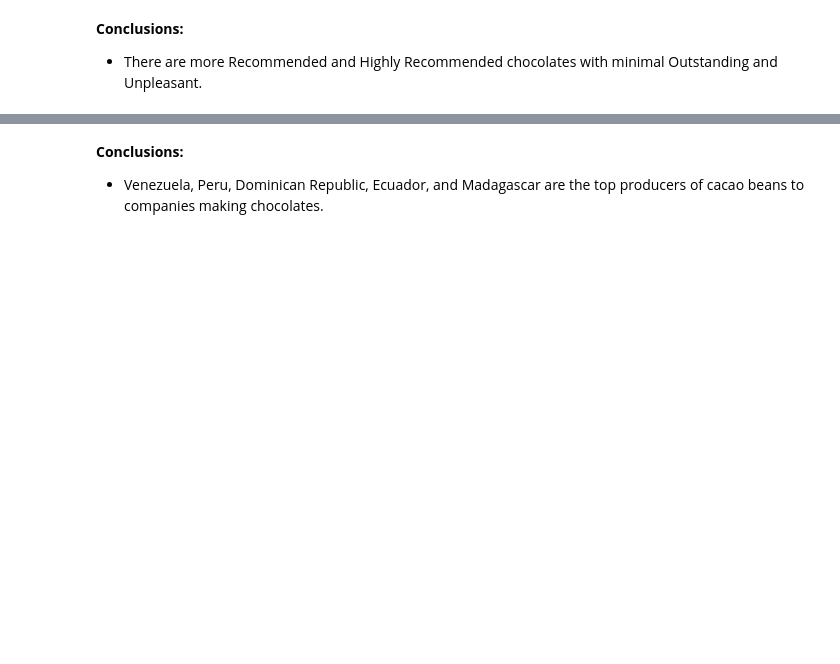
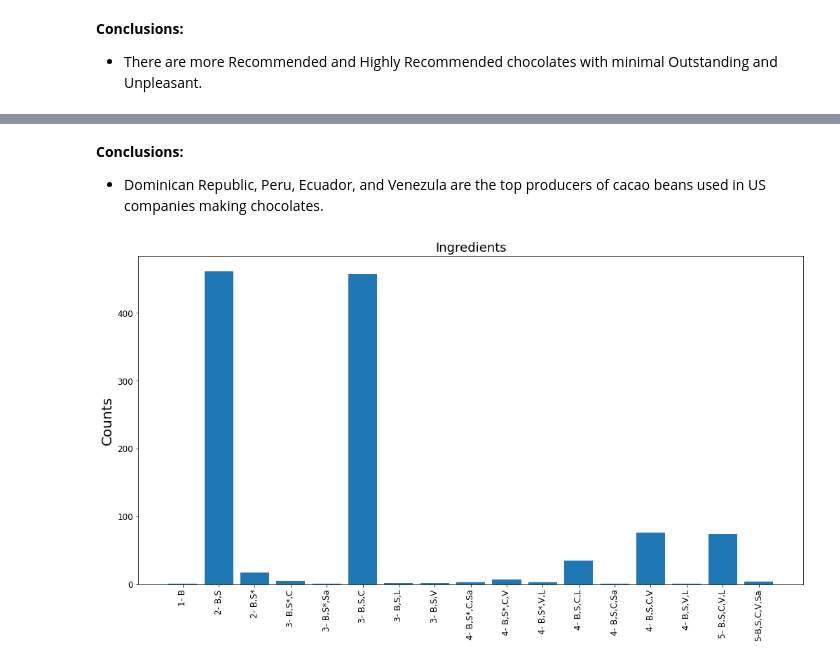
Before and after one commit to catie-williams/bu-dsc, a Jupyter notebook: DSC550/Term Paper/Chocolate_CableKimberly.ipynb, the cells around one changed output, grey strips where cells are left out. Cells and saved outputs as stored; diff of their text form; code cells hidden in the pictures; blank space fills up the shorter version.

```diff
--- a/DSC550/Term Paper/Chocolate_CableKimberly.ipynb
+++ b/DSC550/Term Paper/Chocolate_CableKimberly.ipynb
@@ -348,3 +417,20 @@ ax.tick_params(axis='both', labelsize = 12)
 # %% [markdown]
 **Conclusions:**
-* Venezuela, Peru, Dominican Republic, Ecuador, and Madagascar are the top producers of cacao beans to companies making chocolates.
+* Dominican Republic, Peru, Ecuador, and Venezula are the top producers of cacao beans used in US companies making chocolates.
+# %%
+# Count of Country of Bean Origin
+fig, ax = plt.subplots(1, 1, figsize = (14, 8), layout = 'constrained')
+
+# make the data read to feed into the visulizer
+X_Origin = chocolate_plots.groupby('Ingredients').size().reset_index(name='Counts')['Ingredients']
+Y_Origin = chocolate_plots.groupby('Ingredients').size().reset_index(name='Counts')['Counts']
+
+# make the bar plot
+ax.bar(X_Origin, Y_Origin)
+ax.set_xticks(X_Origin)
+ax.set_xticklabels(X_Origin, rotation = 90)
+ax.set_title('Ingredients', fontsize = 18)
+ax.set_ylabel('Counts', fontsize = 20)
+ax.tick_params(axis='both', labelsize = 12)
+# %% [output]
+[figure, added]
```
Also changed, not shown: parts of 19 cells of this notebook.
